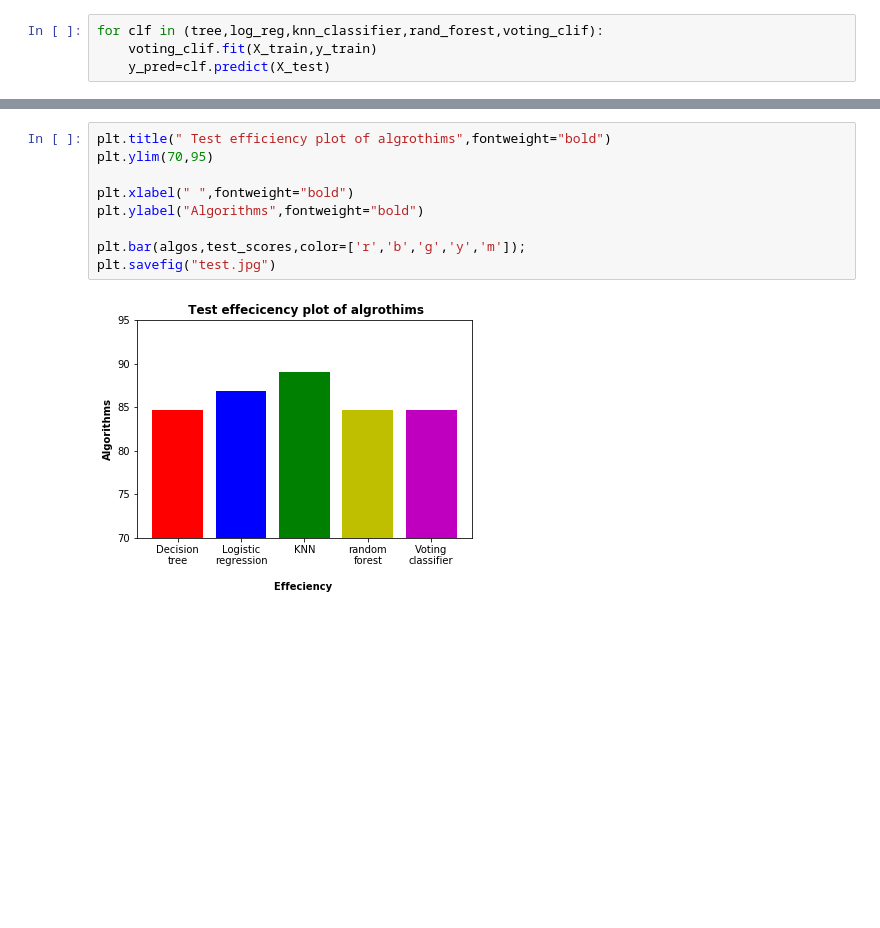
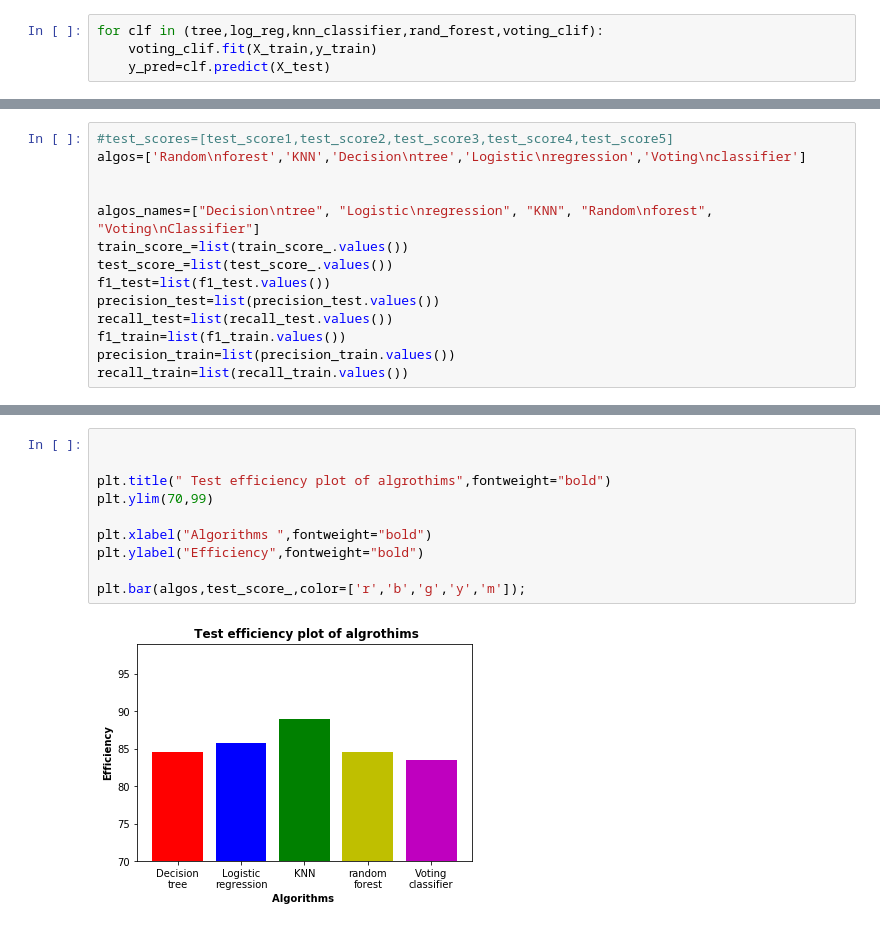
Before and after one commit to northcampus-university-of-kashmir/Heart-Disease-Detection-System, a Jupyter notebook: All in one.ipynb, the cells around one changed output, grey strips where cells are left out. Saved outputs shown, nothing was run; the diff lists cells and outputs as text; blank space fills up the shorter version.

```diff
--- a/All in one.ipynb
+++ b/All in one.ipynb
@@ -668,0 +564,14 @@ train_scores=[train_score1,train_score2,train_score3,train_score4,train_score5]
+# %%
+#test_scores=[test_score1,test_score2,test_score3,test_score4,test_score5]
+algos=['Random\nforest','KNN','Decision\ntree','Logistic\nregression','Voting\nclassifier']
+
+
+algos_names=["Decision\ntree", "Logistic\nregression", "KNN", "Random\nforest", "Voting\nClassifier"]
+train_score_=list(train_score_.values())
+test_score_=list(test_score_.values())
+f1_test=list(f1_test.values())
+precision_test=list(precision_test.values())
+recall_test=list(recall_test.values())
+f1_train=list(f1_train.values())
+precision_train=list(precision_train.values())
+recall_train=list(recall_train.values())
@@ -677,11 +614,12 @@ plt.bar(algos,train_scores,color=['r','b','g','y','m']);
 # %%
+
+
 plt.title(" Test efficiency plot of algrothims",fontweight="bold")
-plt.ylim(70,95)
+plt.ylim(70,99)
 
-plt.xlabel(" ",fontweight="bold")
-plt.ylabel("Algorithms",fontweight="bold")
+plt.xlabel("Algorithms ",fontweight="bold")
+plt.ylabel("Efficiency",fontweight="bold")
 
-plt.bar(algos,test_scores,color=['r','b','g','y','m']);
-plt.savefig("test.jpg")
+plt.bar(algos,test_score_,color=['r','b','g','y','m']);
 # %% [output]
-[figure, old version]
+[figure, new version]
```
Also changed, not shown: parts of 39 cells of this notebook, 4 other files.
